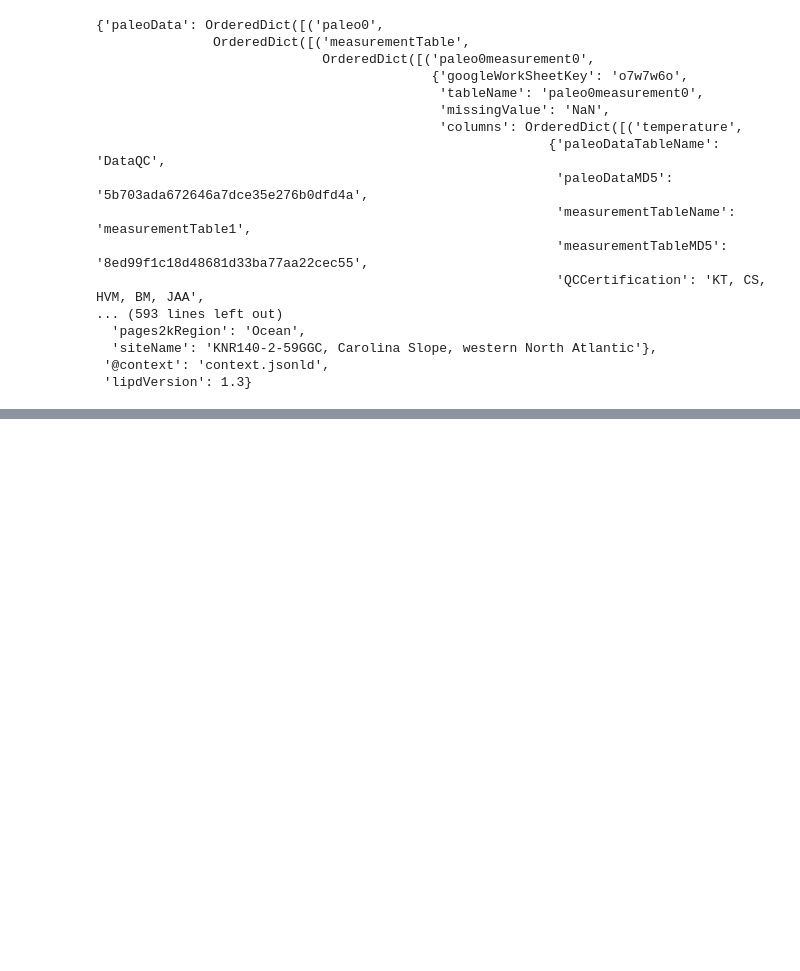
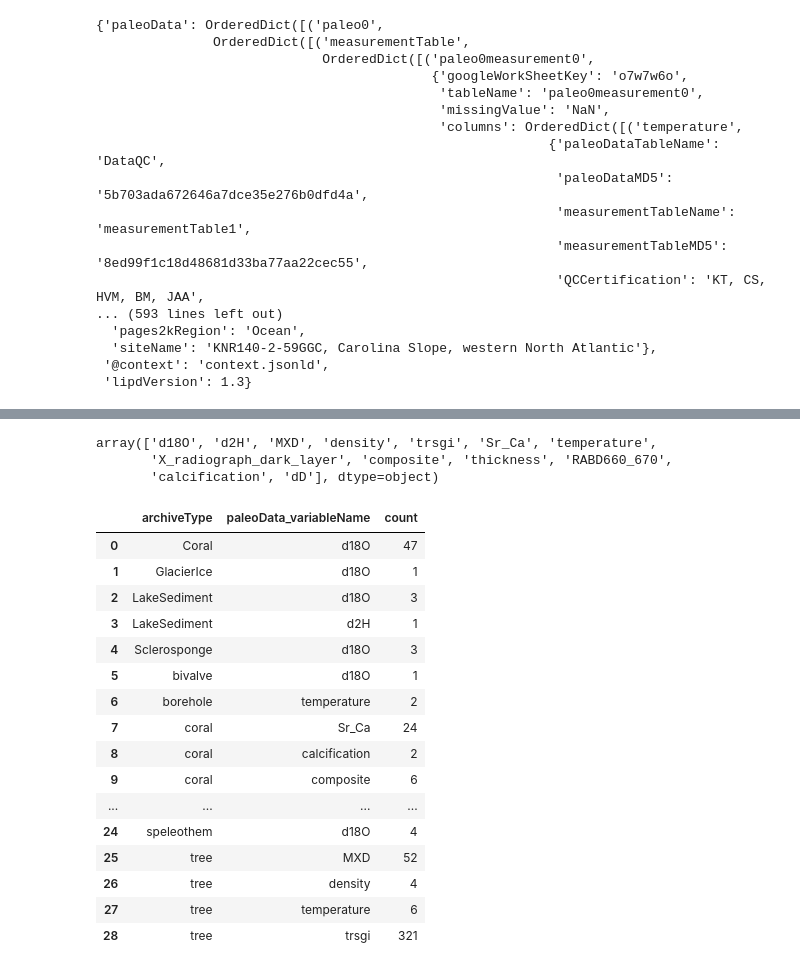
Before and after one commit to khider/DISK-proxyComposite, a Jupyter notebook: QueryingLinkedEarthDB.ipynb, the cells around one changed output, grey strips where cells are left out. Saved outputs shown, nothing was run; the diff lists cells and outputs as text; code cells hidden in the pictures; blank space fills up the shorter version.

```diff
--- a/QueryingLinkedEarthDB.ipynb
+++ b/QueryingLinkedEarthDB.ipynb
@@ -280,0 +357,28 @@ D2
+# %%
+df['paleoData_variableName'].unique()
+# %% [output]
+array(['d18O', 'd2H', 'MXD', 'density', 'trsgi', 'Sr_Ca', 'temperature',
+       'X_radiograph_dark_layer', 'composite', 'thickness', 'RABD660_670',
+       'calcification', 'dD'], dtype=object)
+# %%
+df1 = df[['archiveType','paleoData_variableName']]
+
+df1.groupby(['archiveType','paleoData_variableName'], as_index=False).value_counts()
+# %% [output]
+|  | archiveType | paleoData_variableName | count |
+| 0 | Coral | d18O | 47 |
+| 1 | GlacierIce | d18O | 1 |
+| 2 | LakeSediment | d18O | 3 |
+| 3 | LakeSediment | d2H | 1 |
+| 4 | Sclerosponge | d18O | 3 |
+| 5 | bivalve | d18O | 1 |
+| 6 | borehole | temperature | 2 |
+| 7 | coral | Sr_Ca | 24 |
+| 8 | coral | calcification | 2 |
+| 9 | coral | composite | 6 |
+| ... | ... | ... | ... |
+| 24 | speleothem | d18O | 4 |
+| 25 | tree | MXD | 52 |
+| 26 | tree | density | 4 |
+| 27 | tree | temperature | 6 |
+| 28 | tree | trsgi | 321 |
```
Also changed, not shown: parts of 15 cells of this notebook, 3 other files.
